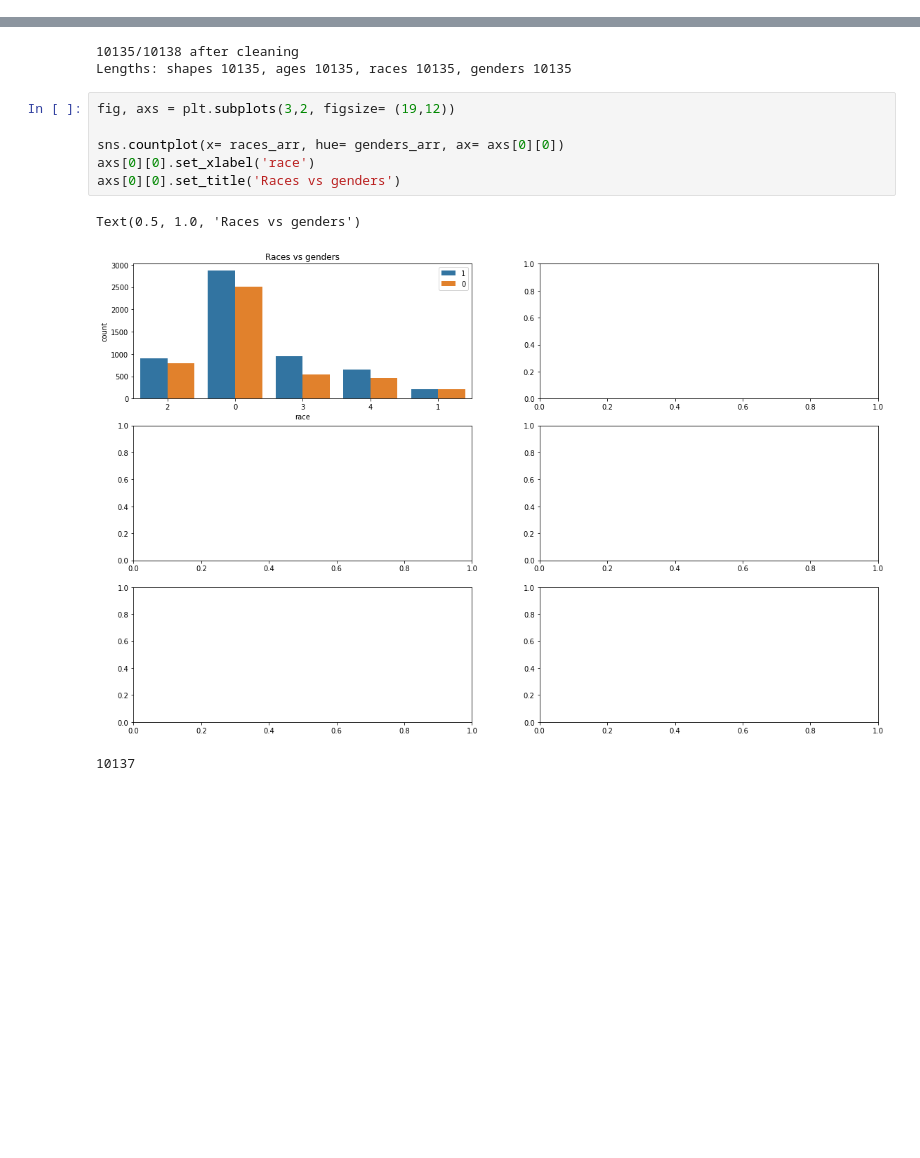
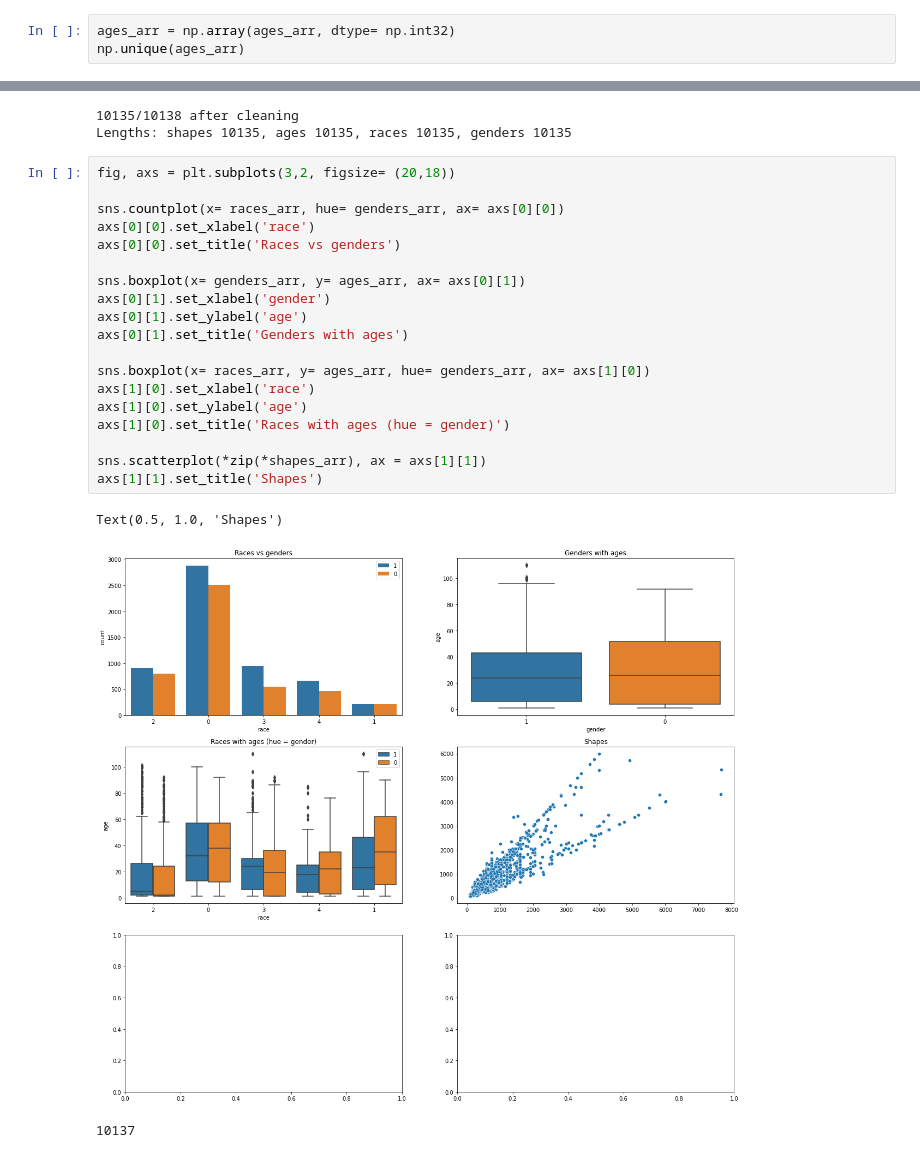
Before and after one commit to ivanshin/Faces_UTK, a Jupyter notebook: research/dataset_exploration.ipynb, the cells around one changed output, grey strips where cells are left out. Cells and saved outputs as stored; diff of their text form; blank space fills up the shorter version.

```diff
--- a/research/dataset_exploration.ipynb
+++ b/research/dataset_exploration.ipynb
@@ -135,0 +116,3 @@ array([  69,   87,   89, ..., 6016, 7680, 7700])
+# %%
+ages_arr = np.array(ages_arr, dtype= np.int32)
+np.unique(ages_arr)
@@ -142,15 +138,28 @@ print(f'{len(f_names)}/{len(arch.getnames())} after cleaning\nLengths: shapes {l
 # %% [output]
 10135/10138 after cleaning
 Lengths: shapes 10135, ages 10135, races 10135, genders 10135
-# %%
-fig, axs = plt.subplots(3,2, figsize= (19,12))
-
-sns.countplot(x= races_arr, hue= genders_arr, ax= axs[0][0])
-axs[0][0].set_xlabel('race')
-axs[0][0].set_title('Races vs genders')
-# %% [output]
-Text(0.5, 1.0, 'Races vs genders')
-[figure, removed]
+# %%
+fig, axs = plt.subplots(3,2, figsize= (20,18))
+
+sns.countplot(x= races_arr, hue= genders_arr, ax= axs[0][0])
+axs[0][0].set_xlabel('race')
+axs[0][0].set_title('Races vs genders')
+
+sns.boxplot(x= genders_arr, y= ages_arr, ax= axs[0][1])
+axs[0][1].set_xlabel('gender')
+axs[0][1].set_ylabel('age')
+axs[0][1].set_title('Genders with ages')
+
+sns.boxplot(x= races_arr, y= ages_arr, hue= genders_arr, ax= axs[1][0])
+axs[1][0].set_xlabel('race')
+axs[1][0].set_ylabel('age')
+axs[1][0].set_title('Races with ages (hue = gender)')
+
+sns.scatterplot(*zip(*shapes_arr), ax = axs[1][1])
+axs[1][1].set_title('Shapes')
+# %% [output]
+Text(0.5, 1.0, 'Shapes')
+[figure, added]
 # %%
 # %% [output]
 10137
```
Also changed, not shown: parts of 6 cells of this notebook.
